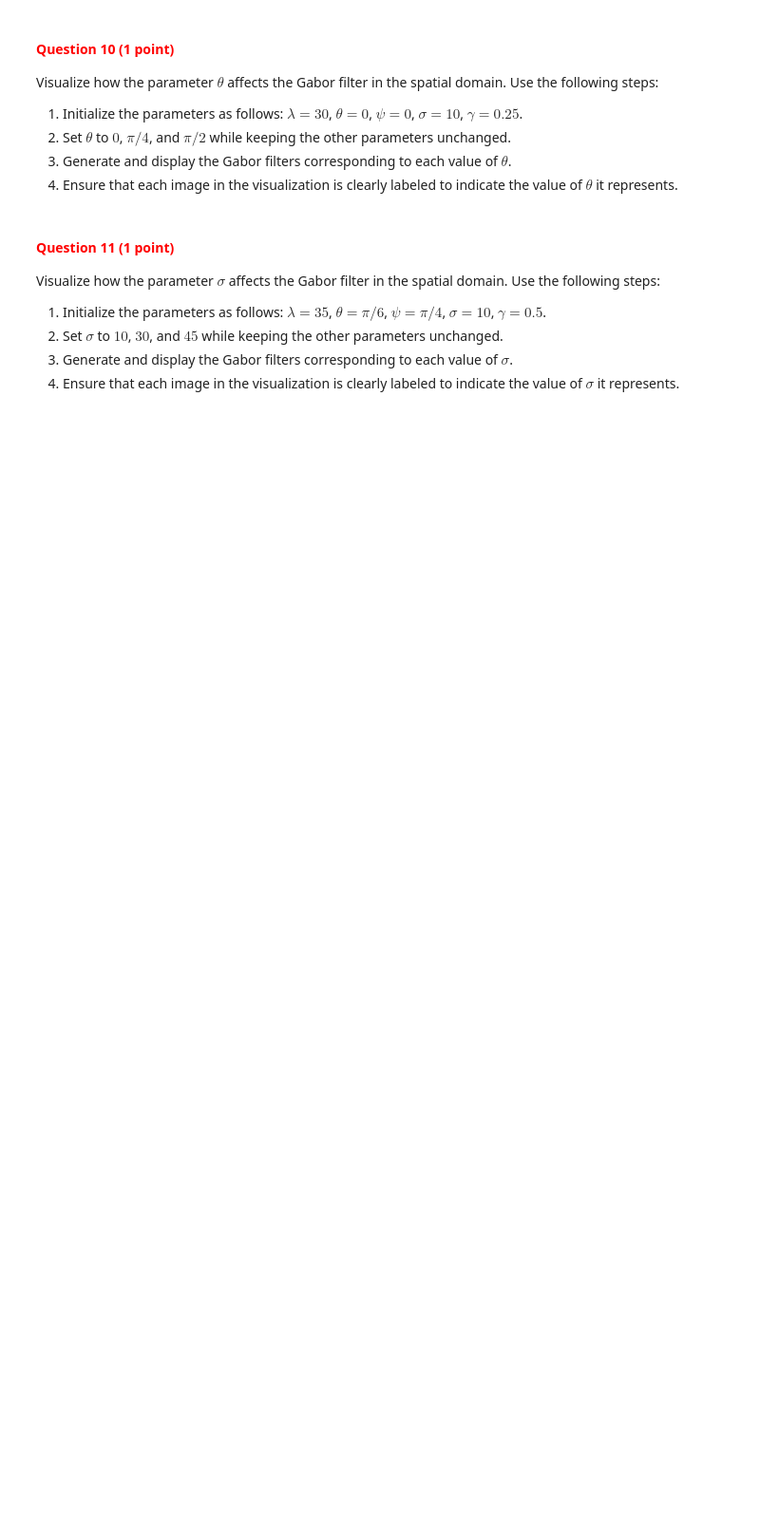
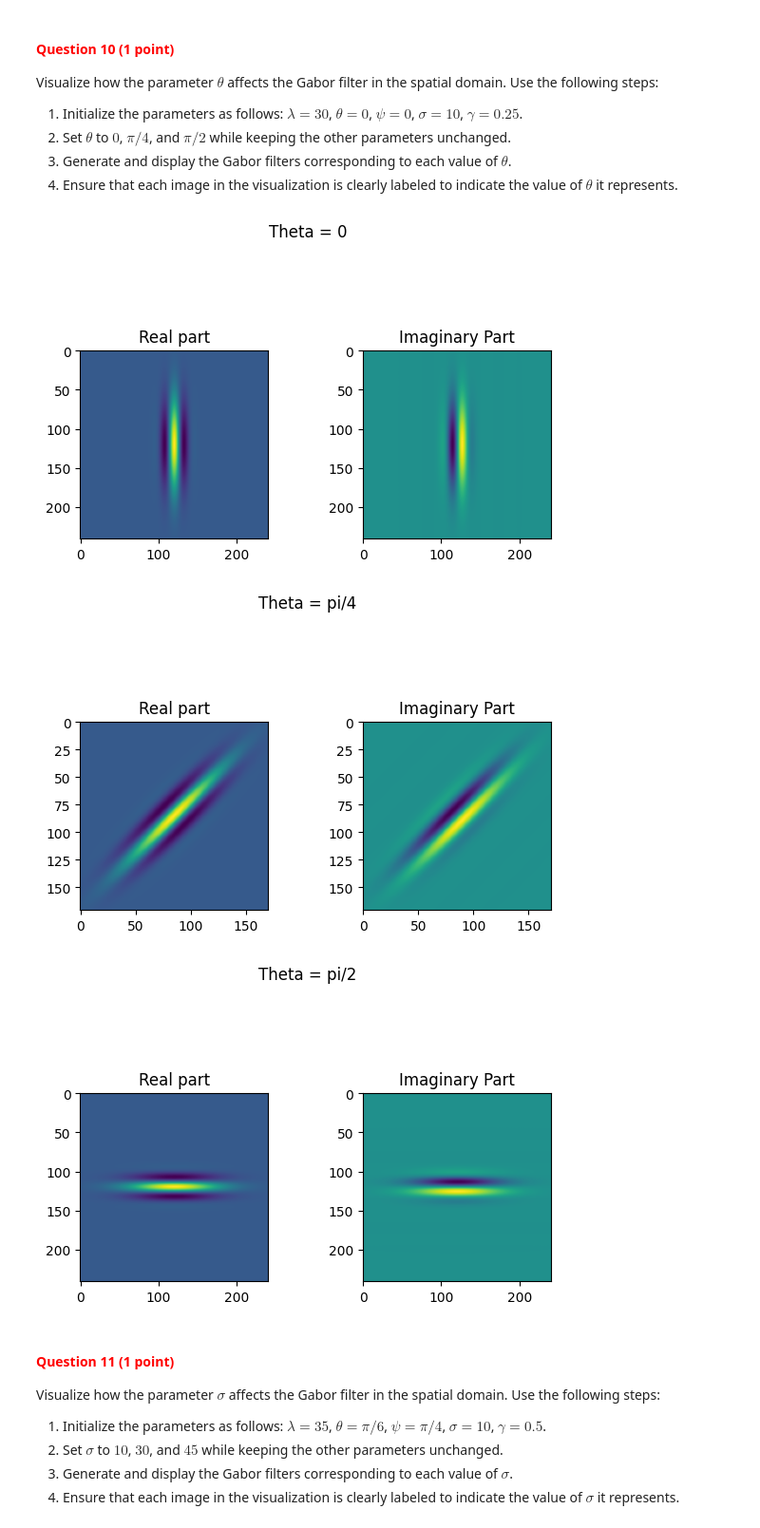
Before and after one commit to pedrocurvo/cv1-group52, a Jupyter notebook: Lab2/13209701_15127206_15713725.ipynb, the cells around one changed output. Shown at 95% size. Saved outputs shown, nothing was run; the diff lists cells and outputs as text; code cells hidden in the pictures; blank space fills up the shorter version.

```diff
--- a/Lab2/13209701_15127206_15713725.ipynb
+++ b/Lab2/13209701_15127206_15713725.ipynb
@@ -401,8 +401,9 @@ def generate_rotation_matrix(theta):
     Returns:
         rot_matrix: Rotation matrix.
     '''
-
     # YOUR CODE HERE
+    rot_matrix = np.array([[np.cos(theta), np.sin(theta)],
+                          [-np.sin(theta), np.cos(theta)]])
 
     return rot_matrix
 # %%
@@ -420,6 +421,7 @@ def create_cos(rot_x, lamda, psi):
     '''
 
     # YOUR CODE HERE
+    cos_carrier = np.cos(2 * np.pi * (rot_x/lamda) + psi)
 
     return cos_carrier
 # %%
@@ -437,6 +439,7 @@ def create_sin(rot_x, lamda, psi):
     '''
 
     # YOUR CODE HERE
+    sin_carrier = np.sin(2 * np.pi * (rot_x/lamda) + psi)
 
     return sin_carrier
 # %%
@@ -455,5 +458,6 @@ def create_gauss(rot_x, rot_y, gamma, sigma):
     '''
 
     # YOUR CODE HERE
+    gauss_env = np.exp(-((rot_x**2 + (gamma**2 * rot_y**2)) / (2* sigma**2)))
 
     return gauss_env
@@ -520,3 +589,37 @@ Visualize how the parameter $\theta$ affects the Gabor filter in the spatial dom
+# %%
+lambda_ = 30
+psi = 0
+sigma = 10
+gamma = 0.25
+theta_values = [0, (np.pi)/4, (np.pi)/2]
+theta_labels = ['0', 'pi/4', 'pi/2']
+
+for theta, label in zip(theta_values, theta_labels):
+    my_gabor = create_gabor(lambda_ = lambda_, theta = theta, psi = psi, sigma = sigma, gamma = gamma)
+    # Extract the real part (first channel)
+    gabor_real = my_gabor[:, :, 0]
+
+    # Plot the real part
+    plt.subplot(1,2,1)
+    plt.imshow(gabor_real)
+    plt.title('Real part')
+
+    # Extract and plot the imaginary part (second channel)
+    gabor_imaginary = my_gabor[:, :, 1]
+
+    plt.subplot(1,2,2)
+    plt.imshow(gabor_imaginary)
+    plt.title('Imaginary Part')
+
+    # Adjust the spacing between subplots
+    plt.subplots_adjust(wspace=0.5)
+
+    plt.suptitle(f'Theta = {label}')
+    plt.show()
+# %% [output]
+[figure, added]
+[figure, added]
+[figure, added]
 # %% [markdown]
 <a id="question-11"></a>
 #### <font color='#FF0000'>Question 11 (1 point)</font>
```
Also changed, not shown: parts of 15 cells of this notebook.
